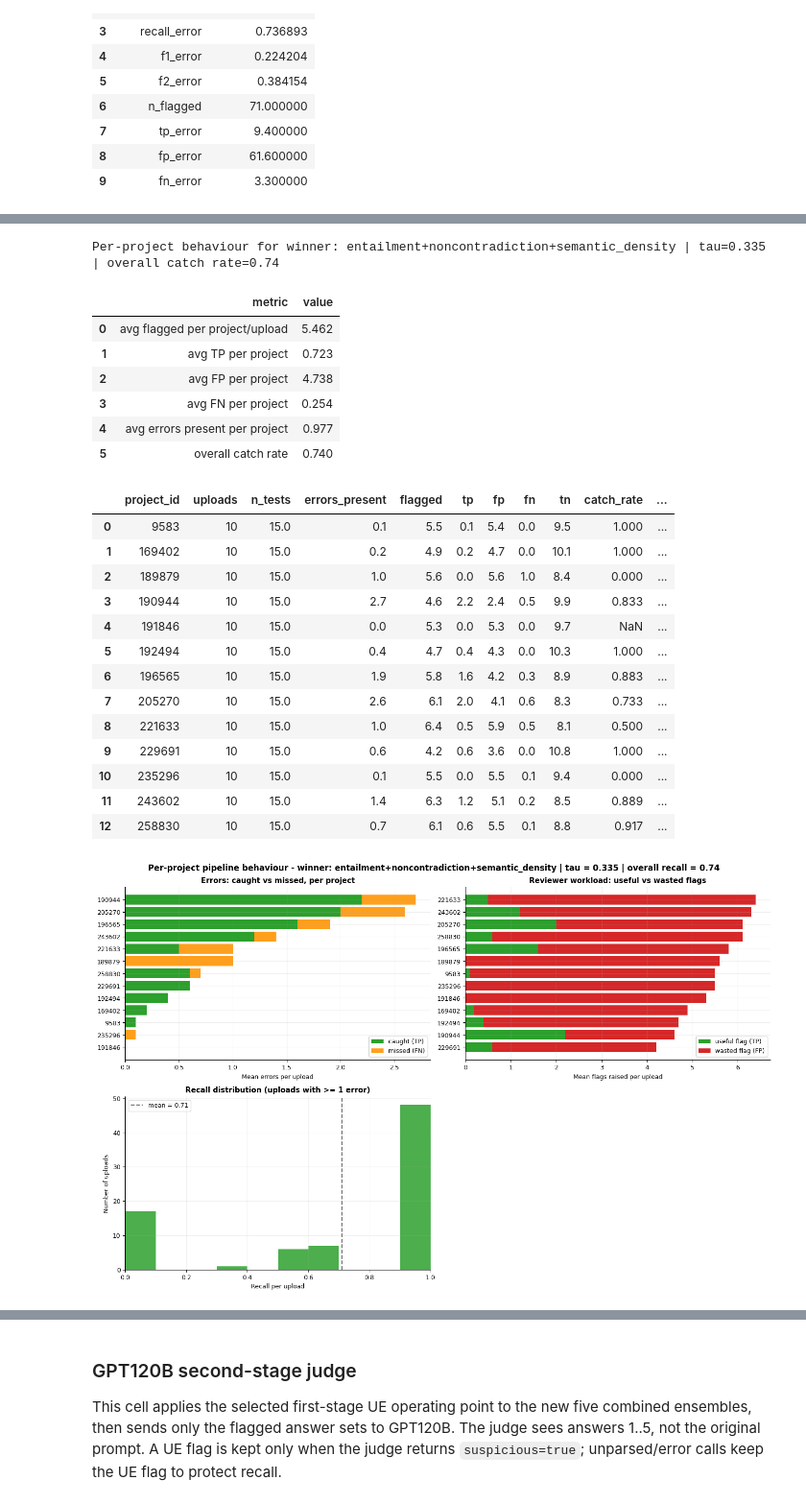
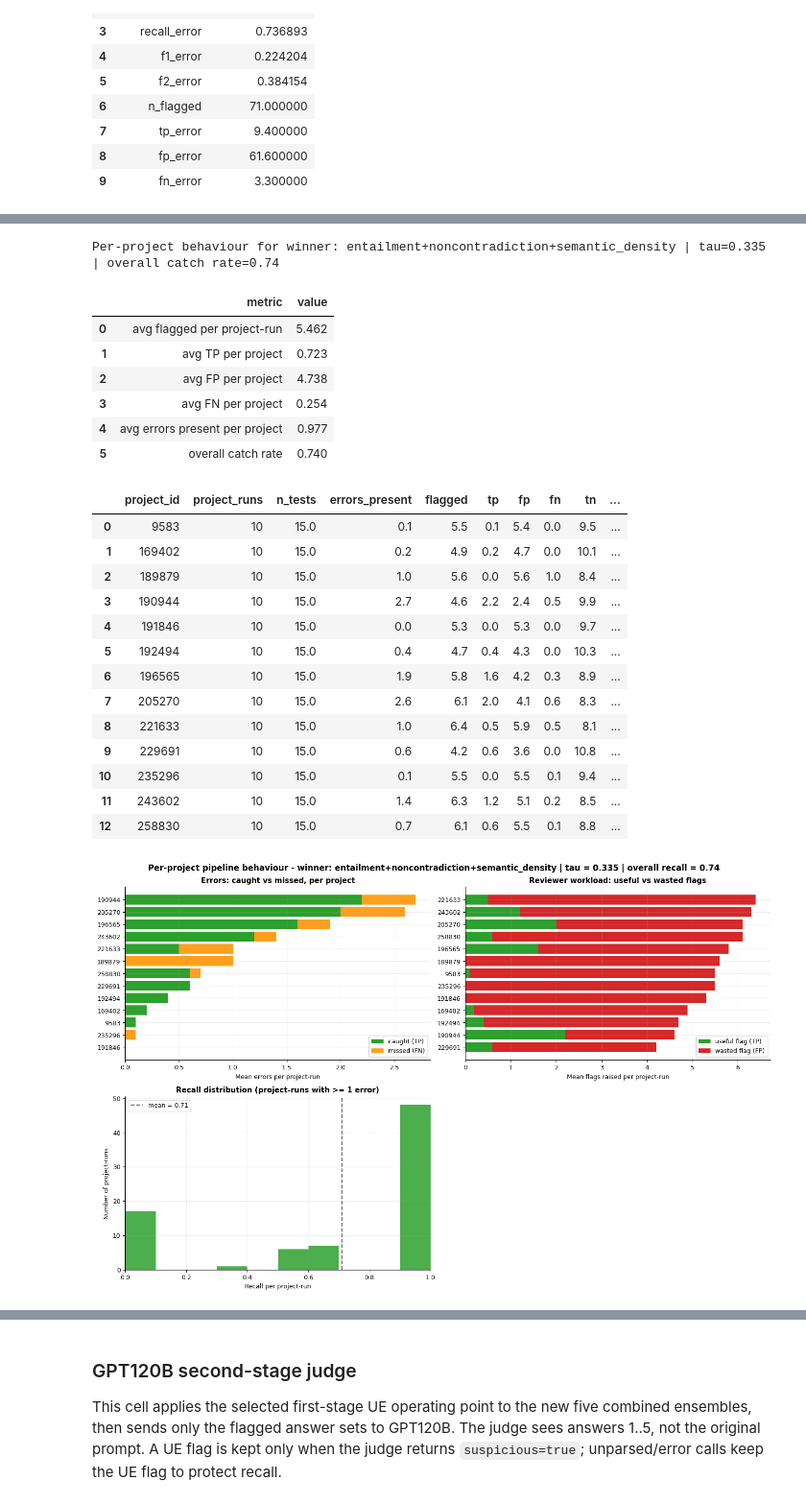
Before and after one commit to f3reshteh/uncertainty-estimation, a Jupyter notebook: evaluation/calibration.ipynb, the cells around one changed output, grey strips where cells are left out. Shown at 96% size. Cells and saved outputs as stored; diff of their text form; code cells hidden in the pictures.

```diff
--- a/evaluation/calibration.ipynb
+++ b/evaluation/calibration.ipynb
@@ -1552,13 +1552,13 @@ for df in ensemble_dfs:
             "precision": tp / (tp + fp) if (tp + fp) > 0 else np.nan,
         })
 
-project_upload_df = pd.DataFrame(project_rows)
+project_run_df = pd.DataFrame(project_rows)
 
 project_mean = (
-    project_upload_df
+    project_run_df
     .groupby("project_id", as_index=False)
     .agg(
-        uploads=("ensemble", "nunique"),
+        project_runs=("ensemble", "nunique"),
         n_tests=("n_tests", "mean"),
         errors_present=("errors_present", "mean"),
         flagged=("flagged", "mean"),
@@ -1572,13 +1572,13 @@ project_mean = (
 )
 
 overall_catch_rate = (
-    project_upload_df["tp"].sum()
-    / max(project_upload_df["tp"].sum() + project_upload_df["fn"].sum(), 1)
+    project_run_df["tp"].sum()
+    / max(project_run_df["tp"].sum() + project_run_df["fn"].sum(), 1)
 )
 
 summary = pd.DataFrame({
     "metric": [
-        "avg flagged per project/upload",
+        "avg flagged per project-run",
         "avg TP per project",
         "avg FP per project",
         "avg FN per project",
@@ -1586,11 +1586,11 @@ summary = pd.DataFrame({
         "overall catch rate",
     ],
     "value": [
-        project_upload_df["flagged"].mean(),
-        project_upload_df["tp"].mean(),
-        project_upload_df["fp"].mean(),
-        project_upload_df["fn"].mean(),
-        project_upload_df["errors_present"].mean(),
+        project_run_df["flagged"].mean(),
+        project_run_df["tp"].mean(),
+        project_run_df["fp"].mean(),
+        project_run_df["fn"].mean(),
+        project_run_df["errors_present"].mean(),
         overall_catch_rate,
     ],
 })
@@ -1623,7 +1623,7 @@ ax1.barh(ypos, err_plot["tp"], color="#2CA02C", label="caught (TP)")
 ax1.barh(ypos, err_plot["fn"], left=err_plot["tp"], color="#FF9F1C", label="missed (FN)")
 ax1.set_yticks(ypos)
 ax1.set_yticklabels(err_plot["project_id"])
-ax1.set_xlabel("Mean errors per upload")
+ax1.set_xlabel("Mean errors per project-run")
 ax1.set_title("Errors: caught vs missed, per project", fontweight="semibold")
 ax1.legend(loc="lower right")
 
@@ -1635,57 +1635,57 @@ ax2.barh(ypos, flag_plot["tp"], color="#2CA02C", label="useful flag (TP)")
 ax2.barh(ypos, flag_plot["fp"], left=flag_plot["tp"], color="#D62728", label="wasted flag (FP)")
 ax2.set_yticks(ypos)
 ax2.set_yticklabels(flag_plot["project_id"])
-ax2.set_xlabel("Mean flags raised per upload")
+ax2.set_xlabel("Mean flags raised per project-run")
 ax2.set_title("Reviewer workload: useful vs wasted flags", fontweight="semibold")
 ax2.legend(loc="lower right")
 
-# 3. Catch-rate distribution for project uploads with at least one error
-catch_rates = project_upload_df.loc[
-    project_upload_df["errors_present"] > 0,
+# 3. Catch-rate distribution for project-runs with at least one error
+catch_rates = project_run_df.loc[
+    project_run_df["errors_present"] > 0,
     "catch_rate",
 ].dropna()
 
 ax3.hist(catch_rates, bins=np.linspace(0, 1, 11), color="#2CA02C", alpha=0.85)
 ax3.axvline(catch_rates.mean(), color="#666666", linestyle="--", linewidth=1.5,
             label=f"mean = {catch_rates.mean():.2f}")
 ax3.set_xlim(0, 1)
-ax3.set_xlabel("Recall per upload")
-ax3.set_ylabel("Number of uploads")
-ax3.set_title("Recall distribution (uploads with >= 1 error)", fontweight="semibold")
+ax3.set_xlabel("Recall per project-run")
+ax3.set_ylabel("Number of project-runs")
+ax3.set_title("Recall distribution (project-runs with >= 1 error)", fontweight="semibold")
 ax3.legend(loc="upper left")
 
 fig.suptitle(
     f"Per-project pipeline behaviour - winner: {'+'.join(METHODS)} | "
     f"tau = {TAU:.3f} | overall recall = {overall_catch_rate:.2f}",
     fontsize=12,
     fontweight="semibold",
 )
 
 plt.tight_layout()
 plt.show()
 # %% [output]
 Per-project behaviour for winner: entailment+noncontradiction+semantic_density | tau=0.335 | overall catch rate=0.74
 |  | metric | value |
-| 0 | avg flagged per project/upload | 5.462 |
+| 0 | avg flagged per project-run | 5.462 |
 | 1 | avg TP per project | 0.723 |
 | 2 | avg FP per project | 4.738 |
 | 3 | avg FN per project | 0.254 |
 | 4 | avg errors present per project | 0.977 |
 | 5 | overall catch rate | 0.740 |
-|  | project_id | uploads | n_tests | errors_present | flagged | tp | fp | fn | tn | catch_rate | ... |
-| 0 | 9583 | 10 | 15.0 | 0.1 | 5.5 | 0.1 | 5.4 | 0.0 | 9.5 | 1.000 | ... |
-| 1 | 169402 | 10 | 15.0 | 0.2 | 4.9 | 0.2 | 4.7 | 0.0 | 10.1 | 1.000 | ... |
-| 2 | 189879 | 10 | 15.0 | 1.0 | 5.6 | 0.0 | 5.6 | 1.0 | 8.4 | 0.000 | ... |
-| 3 | 190944 | 10 | 15.0 | 2.7 | 4.6 | 2.2 | 2.4 | 0.5 | 9.9 | 0.833 | ... |
-| 4 | 191846 | 10 | 15.0 | 0.0 | 5.3 | 0.0 | 5.3 | 0.0 | 9.7 | NaN | ... |
-| 5 | 192494 | 10 | 15.0 | 0.4 | 4.7 | 0.4 | 4.3 | 0.0 | 10.3 | 1.000 | ... |
-| 6 | 196565 | 10 | 15.0 | 1.9 | 5.8 | 1.6 | 4.2 | 0.3 | 8.9 | 0.883 | ... |
-| 7 | 205270 | 10 | 15.0 | 2.6 | 6.1 | 2.0 | 4.1 | 0.6 | 8.3 | 0.733 | ... |
-| 8 | 221633 | 10 | 15.0 | 1.0 | 6.4 | 0.5 | 5.9 | 0.5 | 8.1 | 0.500 | ... |
-| 9 | 229691 | 10 | 15.0 | 0.6 | 4.2 | 0.6 | 3.6 | 0.0 | 10.8 | 1.000 | ... |
-| 10 | 235296 | 10 | 15.0 | 0.1 | 5.5 | 0.0 | 5.5 | 0.1 | 9.4 | 0.000 | ... |
-| 11 | 243602 | 10 | 15.0 | 1.4 | 6.3 | 1.2 | 5.1 | 0.2 | 8.5 | 0.889 | ... |
-| 12 | 258830 | 10 | 15.0 | 0.7 | 6.1 | 0.6 | 5.5 | 0.1 | 8.8 | 0.917 | ... |
+|  | project_id | project_runs | n_tests | errors_present | flagged | tp | fp | fn | tn | ... |
+| 0 | 9583 | 10 | 15.0 | 0.1 | 5.5 | 0.1 | 5.4 | 0.0 | 9.5 | ... |
+| 1 | 169402 | 10 | 15.0 | 0.2 | 4.9 | 0.2 | 4.7 | 0.0 | 10.1 | ... |
+| 2 | 189879 | 10 | 15.0 | 1.0 | 5.6 | 0.0 | 5.6 | 1.0 | 8.4 | ... |
+| 3 | 190944 | 10 | 15.0 | 2.7 | 4.6 | 2.2 | 2.4 | 0.5 | 9.9 | ... |
+| 4 | 191846 | 10 | 15.0 | 0.0 | 5.3 | 0.0 | 5.3 | 0.0 | 9.7 | ... |
+| 5 | 192494 | 10 | 15.0 | 0.4 | 4.7 | 0.4 | 4.3 | 0.0 | 10.3 | ... |
+| 6 | 196565 | 10 | 15.0 | 1.9 | 5.8 | 1.6 | 4.2 | 0.3 | 8.9 | ... |
+| 7 | 205270 | 10 | 15.0 | 2.6 | 6.1 | 2.0 | 4.1 | 0.6 | 8.3 | ... |
+| 8 | 221633 | 10 | 15.0 | 1.0 | 6.4 | 0.5 | 5.9 | 0.5 | 8.1 | ... |
+| 9 | 229691 | 10 | 15.0 | 0.6 | 4.2 | 0.6 | 3.6 | 0.0 | 10.8 | ... |
+| 10 | 235296 | 10 | 15.0 | 0.1 | 5.5 | 0.0 | 5.5 | 0.1 | 9.4 | ... |
+| 11 | 243602 | 10 | 15.0 | 1.4 | 6.3 | 1.2 | 5.1 | 0.2 | 8.5 | ... |
+| 12 | 258830 | 10 | 15.0 | 0.7 | 6.1 | 0.6 | 5.5 | 0.1 | 8.8 | ... |
-[figure, old version]
+[figure, new version]
 # %%
 # Diagnose bimodal catch-rate behaviour.
```
Also changed, not shown: parts of 6 cells of this notebook.
